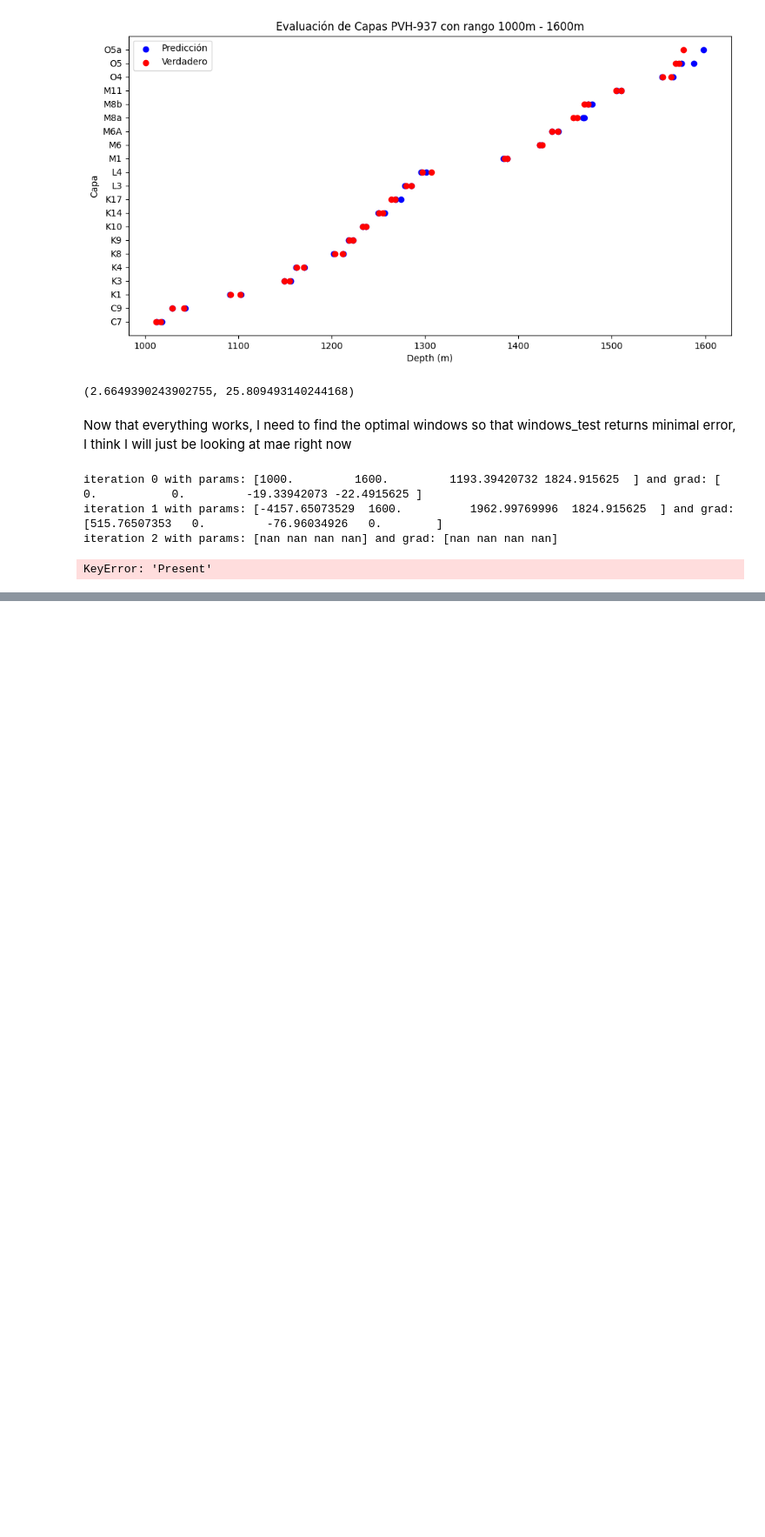
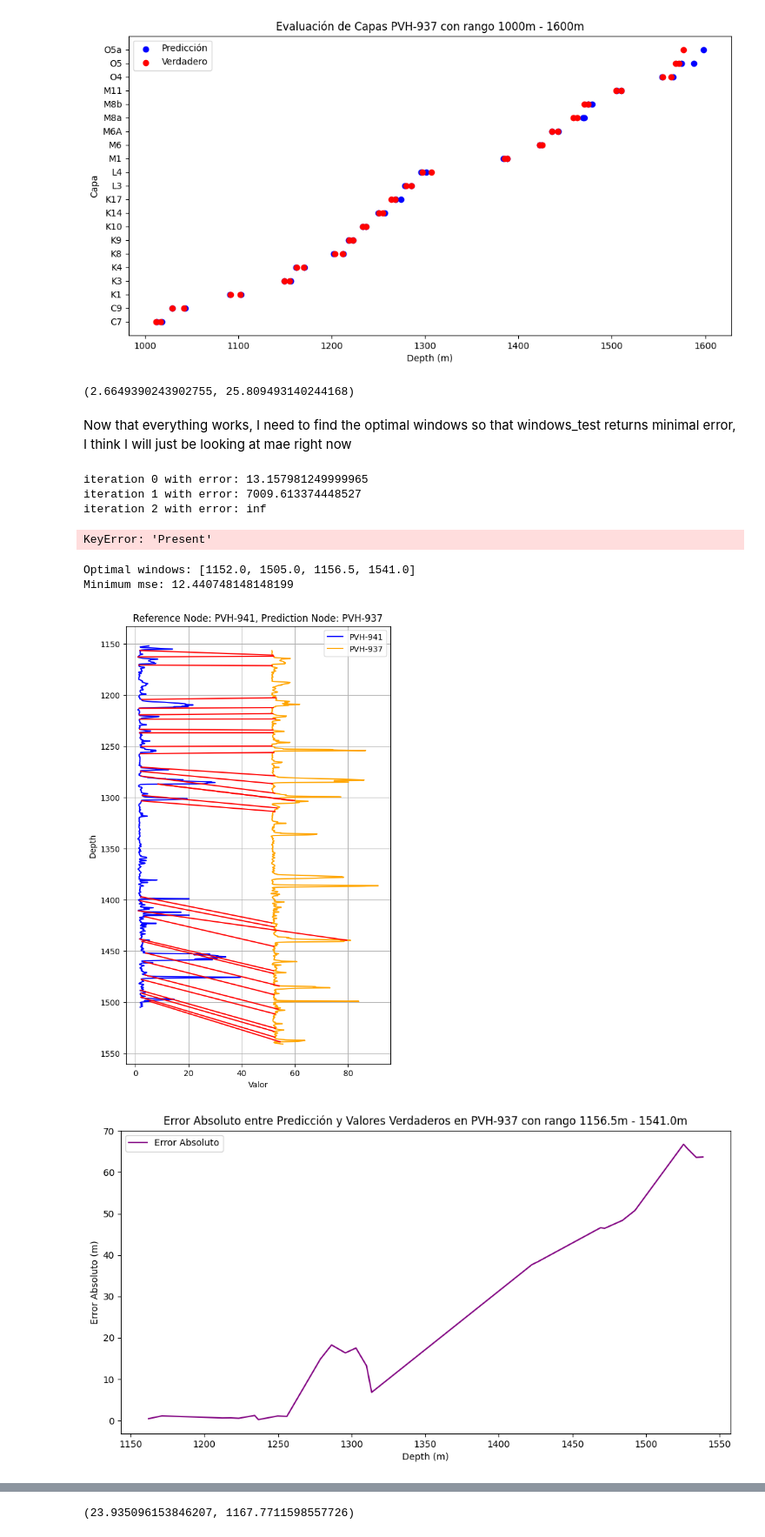
Before and after one commit to scast3/dtw_tool, a Jupyter notebook: window_optimization.ipynb, the cells around one changed output, grey strips where cells are left out. Shown at 87% size. Cells and saved outputs as stored; diff of their text form; code cells hidden in the pictures; blank space fills up the shorter version.

```diff
--- a/window_optimization.ipynb
+++ b/window_optimization.ipynb
@@ -398,14 +398,18 @@ Now that everything works, I need to find the optimal windows so that windows_te
 import numpy as np
 from scipy.optimize import minimize
 
-def objective_function(params, G, node_name1, node_name2):
+def objective_function(params, G, node_name1, node_name2, returnType = "mse"):
     start1, end1, start2, end2 = params
     # Ensure start is less than end for each range
     if start1 >= end1 or start2 >= end2:
         return float('inf')  # Invalid window, return a large value
 
     mae, mse = windows_test(G, node_name1, node_name2, start1, end1, start2, end2)
-    return mse
+
+    if returnType == "mse":
+        return mse
+    elif returnType == "mae":
+        return mae
 # This is where the issue lies
 def compute_gradient(objective_function, params, G, node_name1, node_name2, bounds, epsilon=1):
     grad = np.zeros_like(params)
@@ -420,6 +424,7 @@ def compute_gradient(objective_function, params, G, node_name1, node_name2, boun
         params_minus[i] -= epsilon
         grad[i] = (objective_function(params_plus, G, node_name1, node_name2) - objective_function(params_minus, G, node_name1, node_name2)) / (2 * epsilon)
     return grad
+
 # this is the correct implementation, error comes from the gradient computation
 def gradient_descent_optimizer(objective_function, params_initial, G, node_name1, node_name2, bounds, max_iter=10, step_size=10, tol=1e-6):
     params = np.array(params_initial, dtype=float)
@@ -427,7 +432,7 @@ def gradient_descent_optimizer(objective_function, params_initial, G, node_name1
 
     # loop through iterations
     for i in range(max_iter):
-        print(f"iteration {i} with error: {objective_function(params, G, node_name1, node_name2)}")
+        print(f"iteration {i} with params: {params} error: {objective_function(params, G, node_name1, node_name2)}")
 
         grad = compute_gradient(objective_function, params, G, node_name1, node_name2, bounds)
 
@@ -458,7 +463,7 @@ minimum_error = 2
 
 optimal_window(G, node_name1, node_name2, initial_guess, bounds, minimum_error)
 # %% [output]
-iteration 0 with params: [1000.         1600.         1193.39420732 1824.915625  ] and grad: [  0.           0.         -19.33942073 -22.4915625 ]
-iteration 1 with params: [-4157.65073529  1600.          1962.99769996  1824.915625  ] and grad: [515.76507353   0.         -76.96034926   0.        ]
-iteration 2 with params: [nan nan nan nan] and grad: [nan nan nan nan]
+iteration 0 with error: 13.157981249999965
+iteration 1 with error: 7009.613374448527
+iteration 2 with error: inf
 KeyError: 'Present'
@@ -464,0 +516,17 @@ KeyError: 'Present'
+# %%
+node_name1 = "PVH-937"
+node_name2 = "PVH-941"
+bounds = [(900, 1200), (1400, 2000), (900, 1200), (1400, 1700)]
+
+optimal_window, error = optimal_window(G, node_name1, node_name2, bounds)
+
+print(f"Optimal windows: {optimal_window}")
+print(f"Minimum mse: {error}")
+# %% [output]
+Optimal windows: [1152.0, 1505.0, 1156.5, 1541.0]
+Minimum mse: 12.440748148148199
+# %%
+windows_test(G, "PVH-941", "PVH-937", optimal_window[0], optimal_window[1], optimal_window[2], optimal_window[3], show_plots=True)
+# %% [output]
+[figure, added]
+[figure, added]
@@ -464,0 +534 @@ KeyError: 'Present'
+(23.935096153846207, 1167.7711598557726)
```
Also changed, not shown: parts of 2 cells of this notebook.
